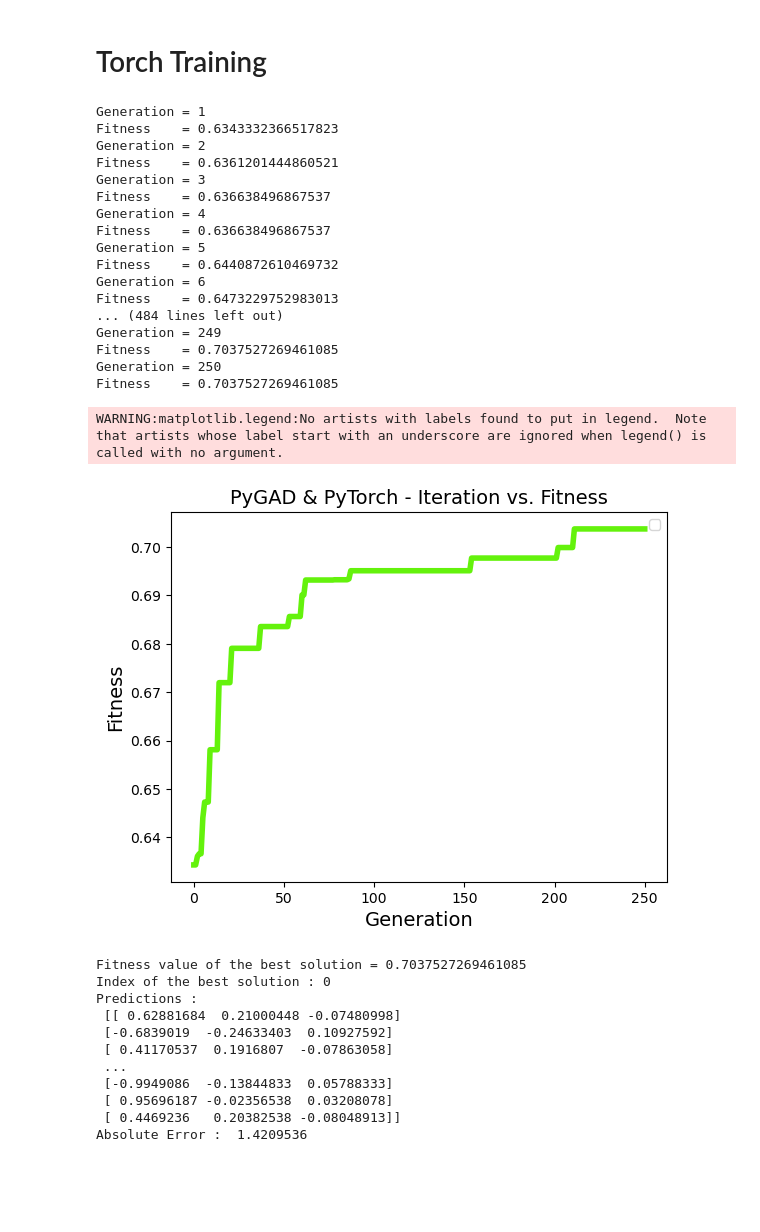
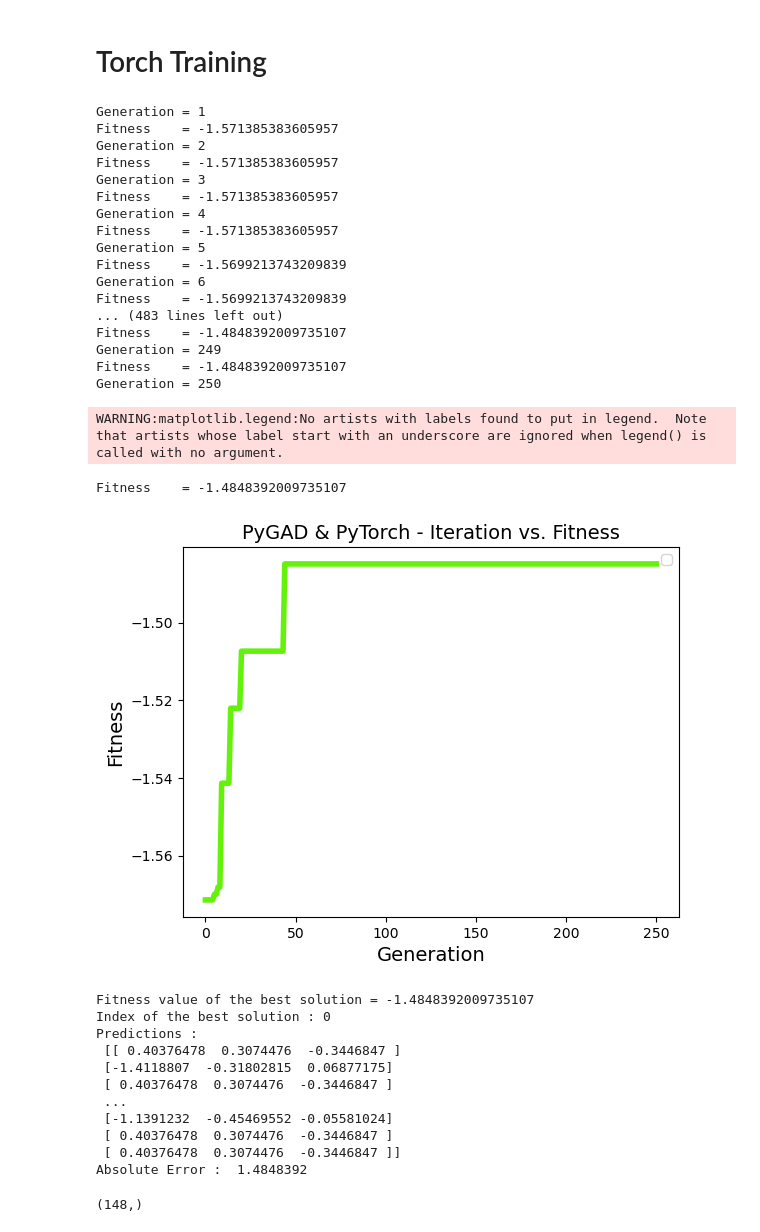
Before and after one commit to jacketdembys/wcci24, a Jupyter notebook: ea-based-nn-ik-solver/generate_dataset.ipynb, the cells around one changed output. Cells and saved outputs as stored; diff of their text form; code cells hidden in the pictures; blank space fills up the shorter version.

```diff
--- a/ea-based-nn-ik-solver/generate_dataset.ipynb
+++ b/ea-based-nn-ik-solver/generate_dataset.ipynb
@@ -69,9 +69,11 @@ def fitness_func(ga_instance, solution, sol_idx):
     model.load_state_dict(model_weights_dict)
 
     predictions = model(data_inputs)
-    abs_error = loss_function(predictions, data_outputs).detach().numpy() + 0.00000001
+#     abs_error = loss_function(predictions, data_outputs).detach().numpy() + 0.00000001
+    abs_error = loss_function(predictions, data_outputs).detach().numpy()
 
-    solution_fitness = 1.0 / abs_error
+#     solution_fitness = 1.0 / abs_error
+    solution_fitness = -abs_error
 
     return solution_fitness
 
@@ -82,15 +84,22 @@ def callback_generation(ga_instance):
 # Create the PyTorch model.
 input_layer = torch.nn.Linear(2, 5)
 relu_layer = torch.nn.ReLU()
-h1 = torch.nn.Linear(5, 10)
-h2 = torch.nn.Linear(10, 5)
+sigmoid_layer = torch.nn.Sigmoid()
+h1 = torch.nn.Linear(5, 128)
+h2 = torch.nn.Linear(128, 512)
+h3 = torch.nn.Linear(512, 128)
+h4 = torch.nn.Linear(128, 5)
 output_layer = torch.nn.Linear(5, 3)
 
 model = torch.nn.Sequential(input_layer,
-                            relu_layer,
+                            sigmoid_layer,
                             h1,
-                            relu_layer,
+                            sigmoid_layer,
                             h2,
+                            sigmoid_layer,
+                            h3,
+                            sigmoid_layer,
+                            h4,
                             relu_layer,
                             output_layer)
 # print(model)
@@ -137,51 +146,56 @@ ga_instance = pygad.GA(num_generations=num_generations,
 
 ga_instance.run()
 
 # After the generations complete, some plots are showed that summarize how the outputs/fitness values evolve over generations.
 ga_instance.plot_fitness(title="PyGAD & PyTorch - Iteration vs. Fitness", linewidth=4)
 
 # Returning the details of the best solution.
 solution, solution_fitness, solution_idx = ga_instance.best_solution()
 print("Fitness value of the best solution = {solution_fitness}".format(solution_fitness=solution_fitness))
 print("Index of the best solution : {solution_idx}".format(solution_idx=solution_idx))
 
 # Fetch the parameters of the best solution.
 best_solution_weights = torchga.model_weights_as_dict(model=model,
                                                       weights_vector=solution)
 model.load_state_dict(best_solution_weights)
 predictions = model(data_inputs)
 print("Predictions : \n", predictions.detach().numpy())
 
 abs_error = loss_function(predictions, data_outputs)
 print("Absolute Error : ", abs_error.detach().numpy())
 # %% [output]
 Generation = 1
-Fitness    = 0.6343332366517823
+Fitness    = -1.571385383605957
 Generation = 2
-Fitness    = 0.6361201444860521
+Fitness    = -1.571385383605957
 Generation = 3
-Fitness    = 0.636638496867537
+Fitness    = -1.571385383605957
 Generation = 4
-Fitness    = 0.636638496867537
+Fitness    = -1.571385383605957
 Generation = 5
-Fitness    = 0.6440872610469732
+Fitness    = -1.5699213743209839
 Generation = 6
-Fitness    = 0.6473229752983013
-... (484 lines left out)
+Fitness    = -1.5699213743209839
+... (483 lines left out)
+Fitness    = -1.4848392009735107
 Generation = 249
-Fitness    = 0.7037527269461085
+Fitness    = -1.4848392009735107
 Generation = 250
-Fitness    = 0.7037527269461085
 WARNING:matplotlib.legend:No artists with labels found to put in legend.  Note that artists whose label start with an underscore are ignored when legend() is called with no argument.
+Fitness    = -1.4848392009735107
-[figure, old version]
+[figure, new version]
-Fitness value of the best solution = 0.7037527269461085
-Index of the best solution : 0
-Predictions :
- [[ 0.62881684  0.21000448 -0.07480998]
- [-0.6839019  -0.24633403  0.10927592]
- [ 0.41170537  0.1916807  -0.07863058]
- ...
- [-0.9949086  -0.13844833  0.05788333]
- [ 0.95696187 -0.02356538  0.03208078]
- [ 0.4469236   0.20382538 -0.08048913]]
-Absolute Error :  1.4209536
+Fitness value of the best solution = -1.4848392009735107
+Index of the best solution : 0
+Predictions :
+ [[ 0.40376478  0.3074476  -0.3446847 ]
+ [-1.4118807  -0.31802815  0.06877175]
+ [ 0.40376478  0.3074476  -0.3446847 ]
+ ...
+ [-1.1391232  -0.45469552 -0.05581024]
+ [ 0.40376478  0.3074476  -0.3446847 ]
+ [ 0.40376478  0.3074476  -0.3446847 ]]
+Absolute Error :  1.4848392
+# %%
+solution.shape
+# %% [output]
+(148,)
```
